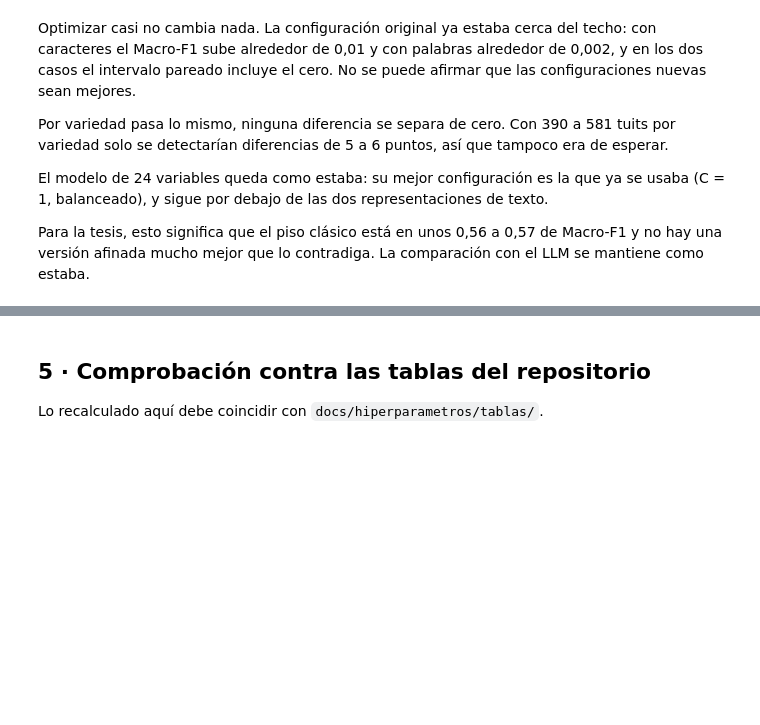
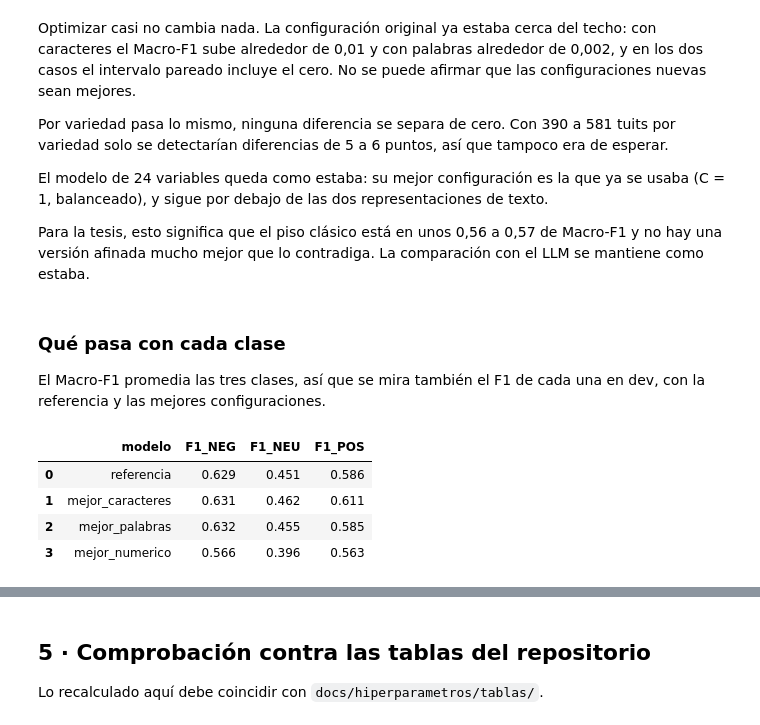
Before and after one commit to daniel797/multiagente-analisis-sentimiento-es, a Jupyter notebook: notebooks/06_optimizacion_hiperparametros.ipynb, the cells around one changed output, grey strips where cells are left out. Drawn from its saved outputs; the diff is of its cells as text; code cells hidden in the pictures; blank space fills up the shorter version.

```diff
--- a/notebooks/06_optimizacion_hiperparametros.ipynb
+++ b/notebooks/06_optimizacion_hiperparametros.ipynb
@@ -146,3 +219,21 @@ Por variedad pasa lo mismo, ninguna diferencia se separa de cero. Con 390 a 581
 El modelo de 24 variables queda como estaba: su mejor configuración es la que ya se usaba (C = 1, balanceado), y sigue por debajo de las dos representaciones de texto.
 
 Para la tesis, esto significa que el piso clásico está en unos 0,56 a 0,57 de Macro-F1 y no hay una versión afinada mucho mejor que lo contradiga. La comparación con el LLM se mantiene como estaba.
+# %% [markdown]
+### Qué pasa con cada clase
+
+El Macro-F1 promedia las tres clases, así que se mira también el F1 de cada una en dev, con la referencia y las mejores configuraciones.
+# %%
+from sklearn.metrics import f1_score
+y_dev = dev["etiqueta"].to_numpy()
+filas = []
+for nombre, p in preds.items():
+    f = f1_score(y_dev, p, labels=["NEG", "NEU", "POS"], average=None, zero_division=0)
+    filas.append({"modelo": nombre, "F1_NEG": f[0], "F1_NEU": f[1], "F1_POS": f[2]})
+pd.DataFrame(filas).round(3)
+# %% [output]
+|  | modelo | F1_NEG | F1_NEU | F1_POS |
+| 0 | referencia | 0.629 | 0.451 | 0.586 |
+| 1 | mejor_caracteres | 0.631 | 0.462 | 0.611 |
+| 2 | mejor_palabras | 0.632 | 0.455 | 0.585 |
+| 3 | mejor_numerico | 0.566 | 0.396 | 0.563 |
```
Also changed, not shown: parts of 12 cells of this notebook.
